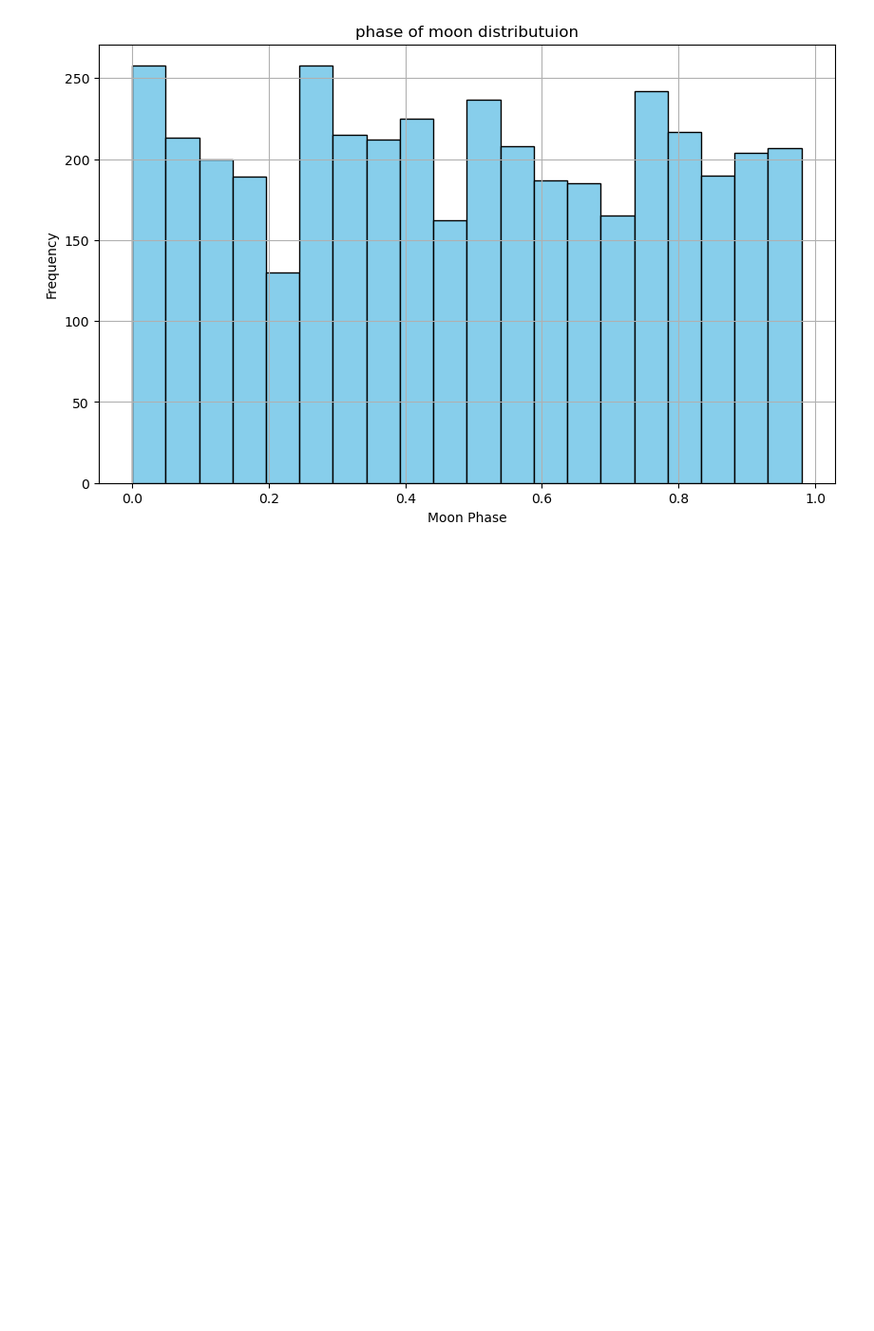
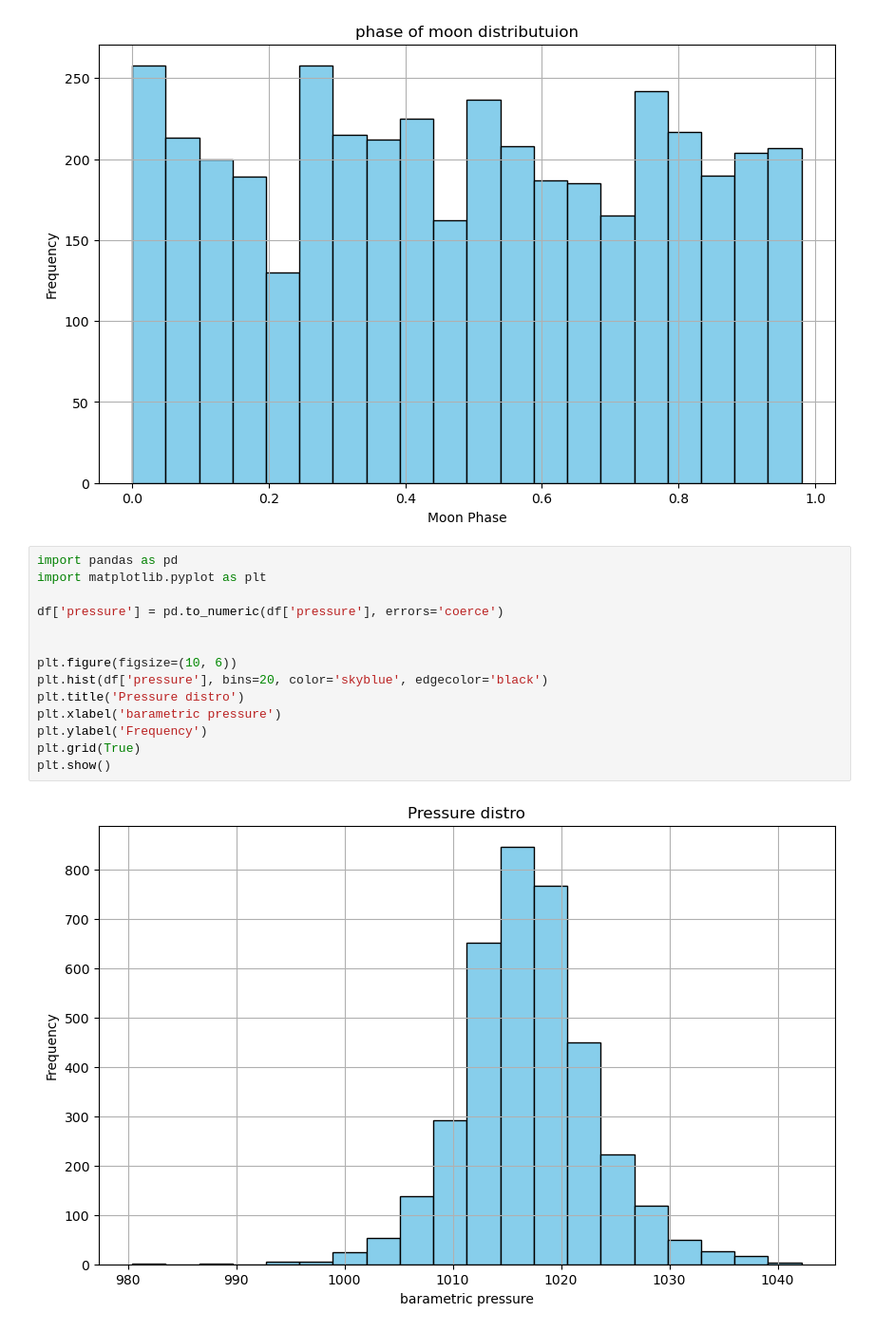
Before and after one commit to seanmalley1/bigfeet, a Jupyter notebook: notebooks/bigfoot.ipynb, the cells around one changed output. Shown at 95% size. Saved outputs shown, nothing was run; the diff lists cells and outputs as text; blank space fills up the shorter version.

Commit message:
added pressure and cloud cover histograms

```diff
--- a/notebooks/bigfoot.ipynb
+++ b/notebooks/bigfoot.ipynb
@@ -30,3 +30,19 @@ plt.grid(True)
 plt.show()
 # %% [output]
 [figure]
+# %%
+import pandas as pd
+import matplotlib.pyplot as plt
+
+df['pressure'] = pd.to_numeric(df['pressure'], errors='coerce')
+
+
+plt.figure(figsize=(10, 6))
+plt.hist(df['pressure'], bins=20, color='skyblue', edgecolor='black')
+plt.title('Pressure distro')
+plt.xlabel('barametric pressure')
+plt.ylabel('Frequency')
+plt.grid(True)
+plt.show()
+# %% [output]
+[figure, added]
```
Also changed, not shown: parts of 1 cell of this notebook.
